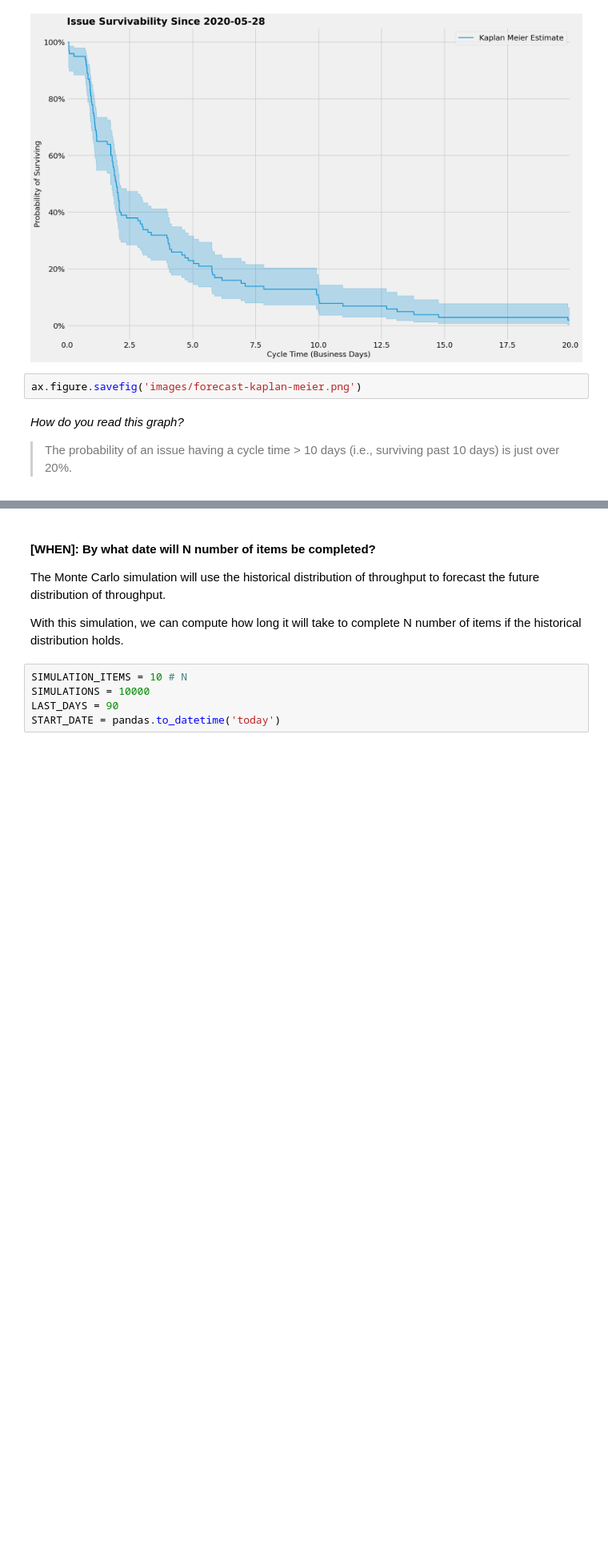
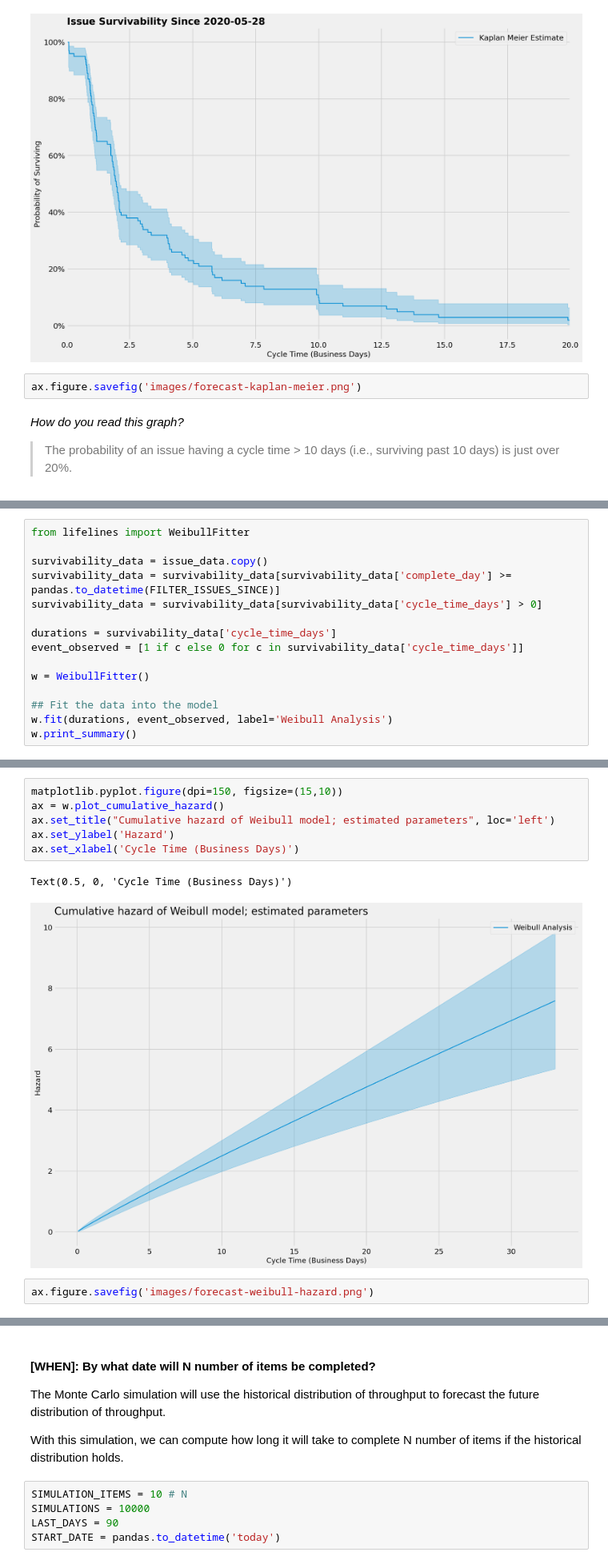
Before and after one commit to jsherer/kanban-metrics, a Jupyter notebook: kanban.ipynb, the cells around one changed output, grey strips where cells are left out. Shown at 80% size. Cells and saved outputs as stored; diff of their text form; blank space fills up the shorter version.

Commit message:
Added a Weibull analysis

```diff
--- a/kanban.ipynb
+++ b/kanban.ipynb
@@ -672,0 +677,15 @@ ax.figure.savefig('images/forecast-kaplan-meier.png')
+# %%
+from lifelines import WeibullFitter
+
+survivability_data = issue_data.copy()
+survivability_data = survivability_data[survivability_data['complete_day'] >= pandas.to_datetime(FILTER_ISSUES_SINCE)]
+survivability_data = survivability_data[survivability_data['cycle_time_days'] > 0]
+
+durations = survivability_data['cycle_time_days']
+event_observed = [1 if c else 0 for c in survivability_data['cycle_time_days']]
+
+w = WeibullFitter()
+
+## Fit the data into the model
+w.fit(durations, event_observed, label='Weibull Analysis')
+w.print_summary()
@@ -672,0 +702,11 @@ ax.figure.savefig('images/forecast-kaplan-meier.png')
+# %%
+matplotlib.pyplot.figure(dpi=150, figsize=(15,10))
+ax = w.plot_cumulative_hazard()
+ax.set_title("Cumulative hazard of Weibull model; estimated parameters", loc='left')
+ax.set_ylabel('Hazard')
+ax.set_xlabel('Cycle Time (Business Days)')
+# %% [output]
+Text(0.5, 0, 'Cycle Time (Business Days)')
+[figure, added]
+# %%
+ax.figure.savefig('images/forecast-weibull-hazard.png')
```
Also changed, not shown: parts of 5 cells of this notebook, 5 other files.
